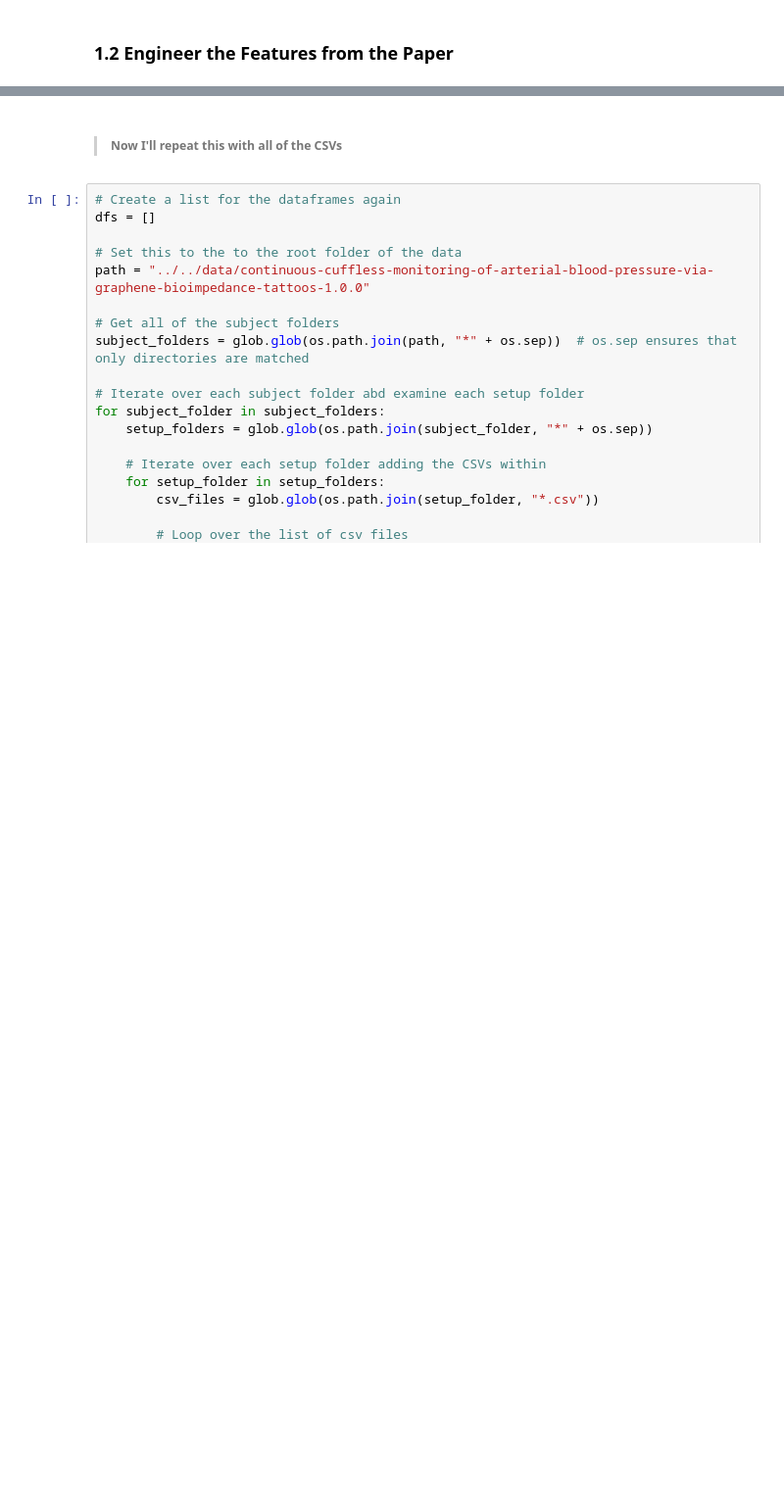
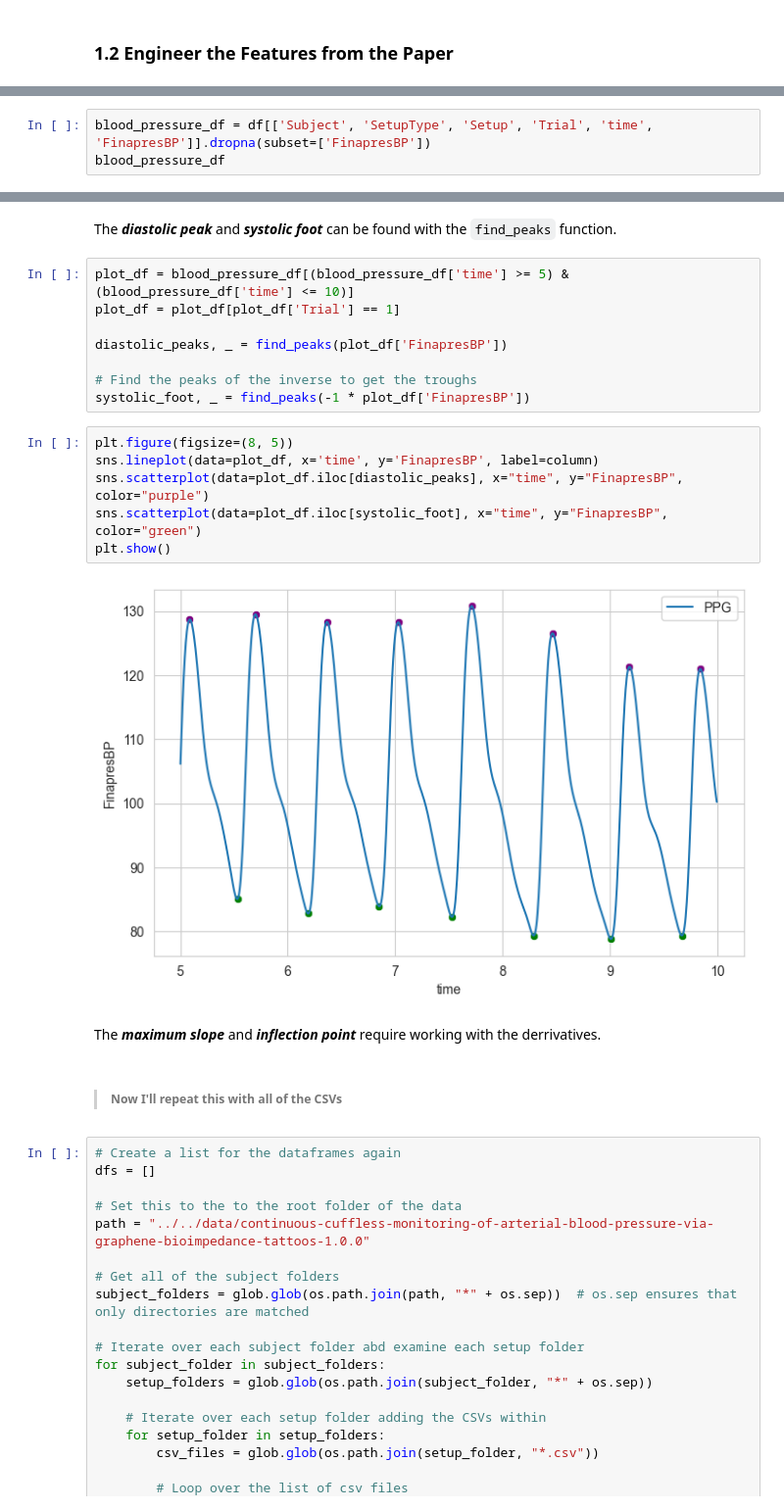
Before and after one commit to Spuced/https-gitlab.compuca4015_predicting_blood_pressure_based_on_bioimpedence, a Jupyter notebook: code/Blood_Pressure_Prediction.ipynb, the cells around one changed output, grey strips where cells are left out. Shown at 98% size. Cells and saved outputs as stored; diff of their text form; blank space fills up the shorter version.

Commit message:
Added peak representations

```diff
--- a/code/Blood_Pressure_Prediction.ipynb
+++ b/code/Blood_Pressure_Prediction.ipynb
@@ -207,0 +224,3 @@ for column in columns_to_plot:
+# %%
+blood_pressure_df = df[['Subject', 'SetupType', 'Setup', 'Trial', 'time', 'FinapresBP']].dropna(subset=['FinapresBP'])
+blood_pressure_df
@@ -208,3 +248,23 @@ for column in columns_to_plot:
+# %% [markdown]
+The ***diastolic peak*** and ***systolic foot*** can be found with the `find_peaks` function.
+# %%
+plot_df = blood_pressure_df[(blood_pressure_df['time'] >= 5) & (blood_pressure_df['time'] <= 10)]
+plot_df = plot_df[plot_df['Trial'] == 1]
+
+diastolic_peaks, _ = find_peaks(plot_df['FinapresBP'])
+
+# Find the peaks of the inverse to get the troughs
+systolic_foot, _ = find_peaks(-1 * plot_df['FinapresBP'])
+# %%
+plt.figure(figsize=(8, 5))
+sns.lineplot(data=plot_df, x='time', y='FinapresBP', label=column)
+sns.scatterplot(data=plot_df.iloc[diastolic_peaks], x="time", y="FinapresBP", color="purple")
+sns.scatterplot(data=plot_df.iloc[systolic_foot], x="time", y="FinapresBP", color="green")
+plt.show()
+# %% [output]
+[figure, added]
+# %% [markdown]
+The ***maximum slope*** and ***inflection point*** require working with the derrivatives.
 # %% [markdown]
 >##### **Now I'll repeat this with all of the CSVs**
 # %%
```
Also changed, not shown: parts of 13 cells of this notebook.
